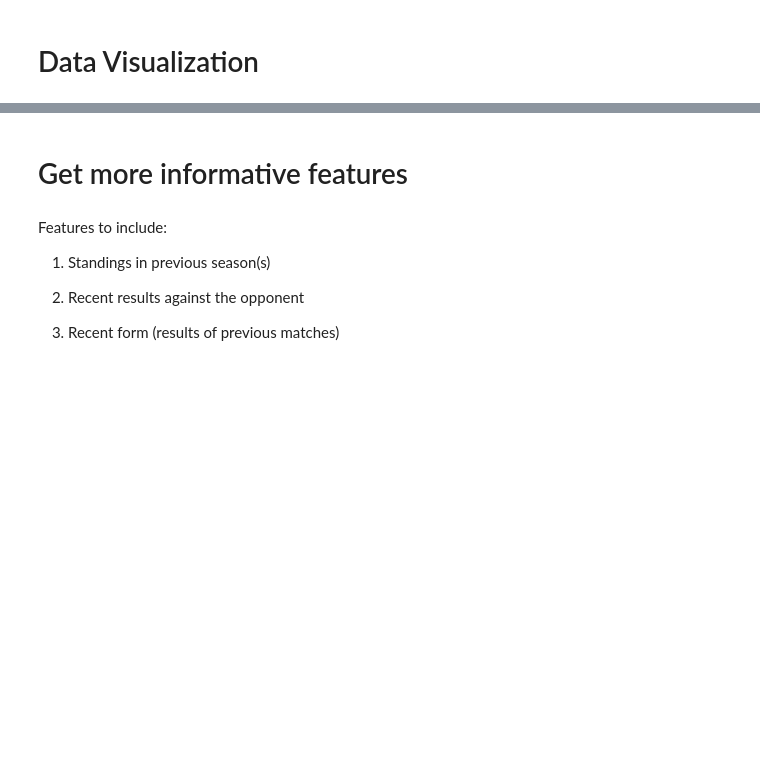
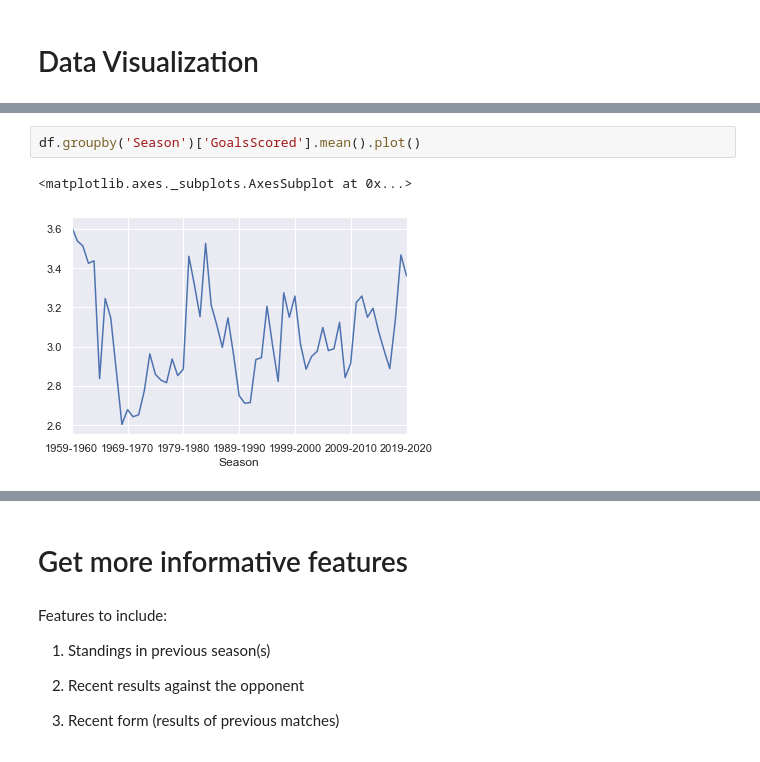
Before and after one commit to rmfaber/FootballPredictions, a Jupyter notebook: ProcessData.ipynb, the cells around one changed output, grey strips where cells are left out. Saved outputs shown, nothing was run; the diff lists cells and outputs as text; blank space fills up the shorter version.

```diff
--- a/ProcessData.ipynb
+++ b/ProcessData.ipynb
@@ -63,0 +33,5 @@ Name: Result, dtype: int64
+# %%
+df.groupby('Season')['GoalsScored'].mean().plot()
+# %% [output]
+<matplotlib.axes._subplots.AxesSubplot at 0x...>
+[figure, added]
```
Also changed, not shown: parts of 19 cells of this notebook.
